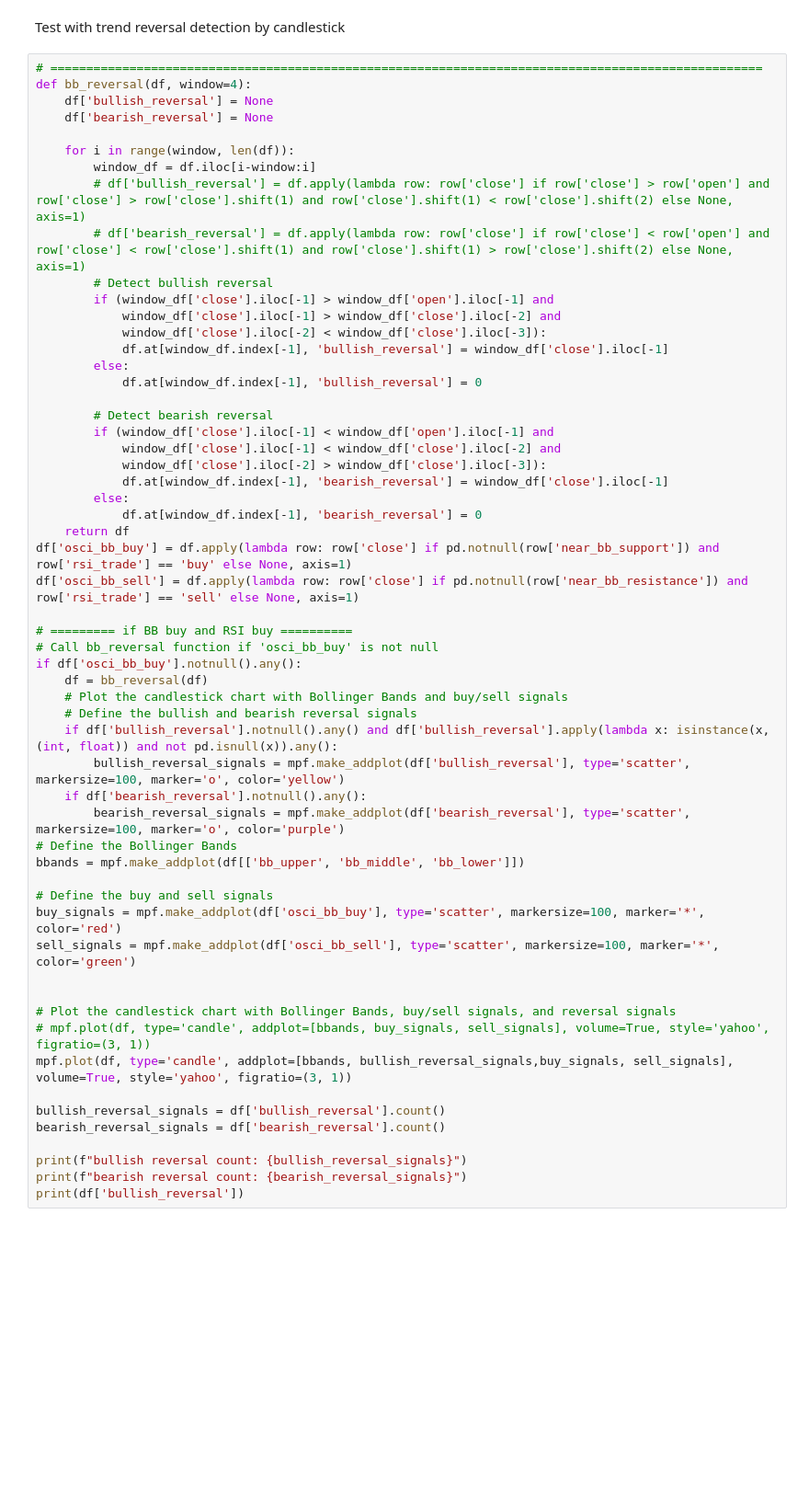
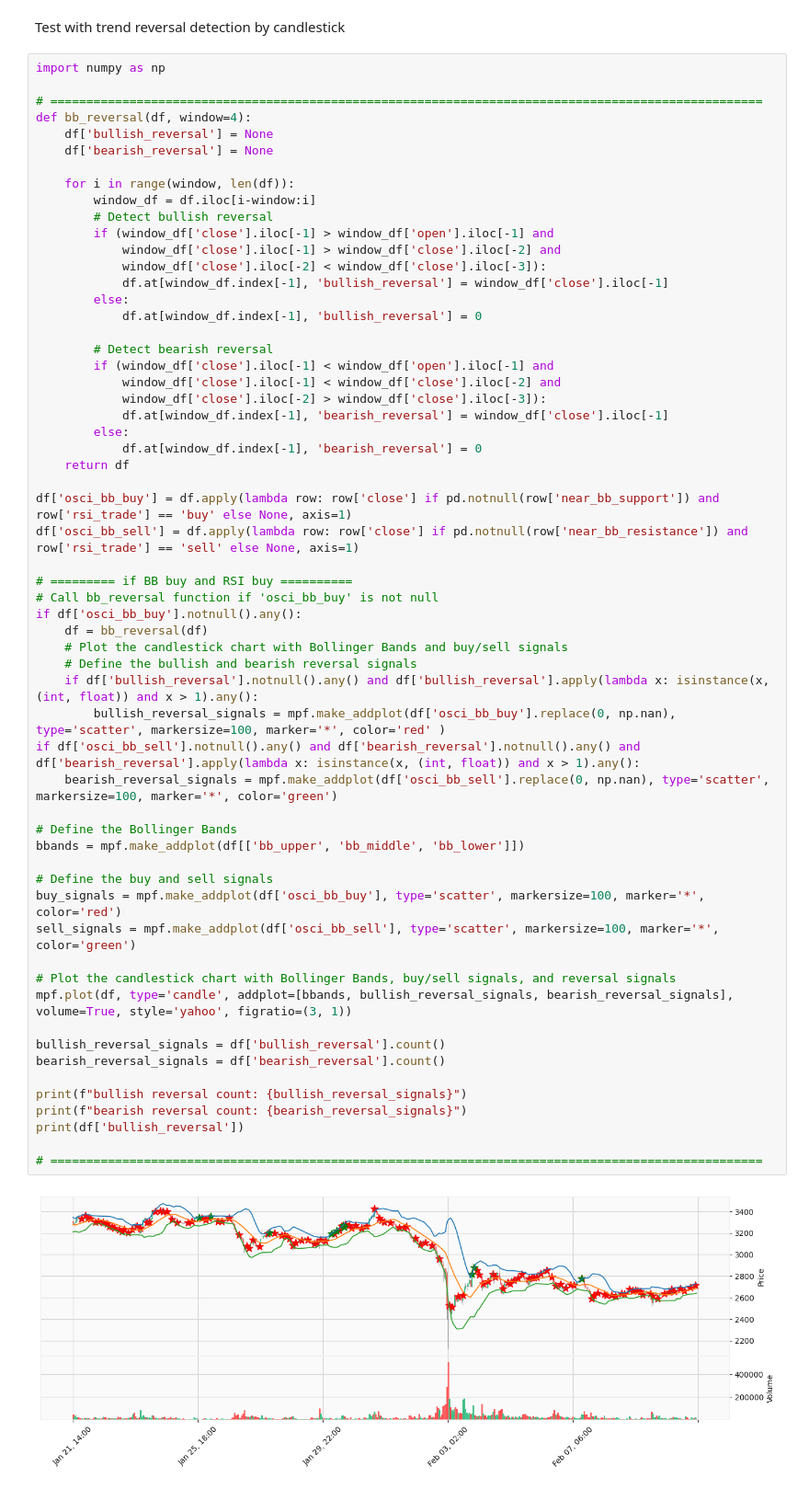
Before and after one commit to Generjet/binance_trader, a Jupyter notebook: crypto_chart_app/bb_tactic.ipynb, the cells around one changed output. Shown: that part at 92% size. Saved outputs shown, nothing was run; the diff lists cells and outputs as text; blank space fills up the shorter version.

```diff
--- a/crypto_chart_app/bb_tactic.ipynb
+++ b/crypto_chart_app/bb_tactic.ipynb
@@ -115,6 +115,8 @@ mpf.plot(df, type='candle', addplot=[bbands, buy_signals, sell_signals], volume=
 # %% [markdown]
 Test with trend reversal detection by candlestick
 # %%
+import numpy as np
+
 # ===================================================================================================
 def bb_reversal(df, window=4):
     df['bullish_reversal'] = None
@@ -122,8 +124,6 @@ def bb_reversal(df, window=4):
 
     for i in range(window, len(df)):
         window_df = df.iloc[i-window:i]
-        # df['bullish_reversal'] = df.apply(lambda row: row['close'] if row['close'] > row['open'] and row['close'] > row['close'].shift(1) and row['close'].shift(1) < row['close'].shift(2) else None, axis=1)
-        # df['bearish_reversal'] = df.apply(lambda row: row['close'] if row['close'] < row['open'] and row['close'] < row['close'].shift(1) and row['close'].shift(1) > row['close'].shift(2) else None, axis=1)
         # Detect bullish reversal
         if (window_df['close'].iloc[-1] > window_df['open'].iloc[-1] and
             window_df['close'].iloc[-1] > window_df['close'].iloc[-2] and
@@ -138,37 +138,40 @@ def bb_reversal(df, window=4):
             window_df['close'].iloc[-2] > window_df['close'].iloc[-3]):
             df.at[window_df.index[-1], 'bearish_reversal'] = window_df['close'].iloc[-1]
         else:
             df.at[window_df.index[-1], 'bearish_reversal'] = 0
     return df
+
 df['osci_bb_buy'] = df.apply(lambda row: row['close'] if pd.notnull(row['near_bb_support']) and row['rsi_trade'] == 'buy' else None, axis=1)
 df['osci_bb_sell'] = df.apply(lambda row: row['close'] if pd.notnull(row['near_bb_resistance']) and row['rsi_trade'] == 'sell' else None, axis=1)
 
 # ========= if BB buy and RSI buy ==========
 # Call bb_reversal function if 'osci_bb_buy' is not null
 if df['osci_bb_buy'].notnull().any():
     df = bb_reversal(df)
     # Plot the candlestick chart with Bollinger Bands and buy/sell signals
     # Define the bullish and bearish reversal signals
-    if df['bullish_reversal'].notnull().any() and df['bullish_reversal'].apply(lambda x: isinstance(x, (int, float)) and not pd.isnull(x)).any():
-        bullish_reversal_signals = mpf.make_addplot(df['bullish_reversal'], type='scatter', markersize=100, marker='o', color='yellow')
-    if df['bearish_reversal'].notnull().any():
-        bearish_reversal_signals = mpf.make_addplot(df['bearish_reversal'], type='scatter', markersize=100, marker='o', color='purple')
+    if df['bullish_reversal'].notnull().any() and df['bullish_reversal'].apply(lambda x: isinstance(x, (int, float)) and x > 1).any():
+        bullish_reversal_signals = mpf.make_addplot(df['osci_bb_buy'].replace(0, np.nan), type='scatter', markersize=100, marker='*', color='red' )
+if df['osci_bb_sell'].notnull().any() and df['bearish_reversal'].notnull().any() and df['bearish_reversal'].apply(lambda x: isinstance(x, (int, float)) and x > 1).any():
+    bearish_reversal_signals = mpf.make_addplot(df['osci_bb_sell'].replace(0, np.nan), type='scatter', markersize=100, marker='*', color='green')
+
 # Define the Bollinger Bands
 bbands = mpf.make_addplot(df[['bb_upper', 'bb_middle', 'bb_lower']])
 
 # Define the buy and sell signals
 buy_signals = mpf.make_addplot(df['osci_bb_buy'], type='scatter', markersize=100, marker='*', color='red')
 sell_signals = mpf.make_addplot(df['osci_bb_sell'], type='scatter', markersize=100, marker='*', color='green')
 
-
 # Plot the candlestick chart with Bollinger Bands, buy/sell signals, and reversal signals
-# mpf.plot(df, type='candle', addplot=[bbands, buy_signals, sell_signals], volume=True, style='yahoo', figratio=(3, 1))
-mpf.plot(df, type='candle', addplot=[bbands, bullish_reversal_signals,buy_signals, sell_signals], volume=True, style='yahoo', figratio=(3, 1))
+mpf.plot(df, type='candle', addplot=[bbands, bullish_reversal_signals, bearish_reversal_signals], volume=True, style='yahoo', figratio=(3, 1))
 
 bullish_reversal_signals = df['bullish_reversal'].count()
 bearish_reversal_signals = df['bearish_reversal'].count()
 
 print(f"bullish reversal count: {bullish_reversal_signals}")
 print(f"bearish reversal count: {bearish_reversal_signals}")
 print(df['bullish_reversal'])
+
+# ===================================================================================================
 # %% [output]
+[figure, new version]
```
Also changed, not shown: parts of 1 cell of this notebook.
